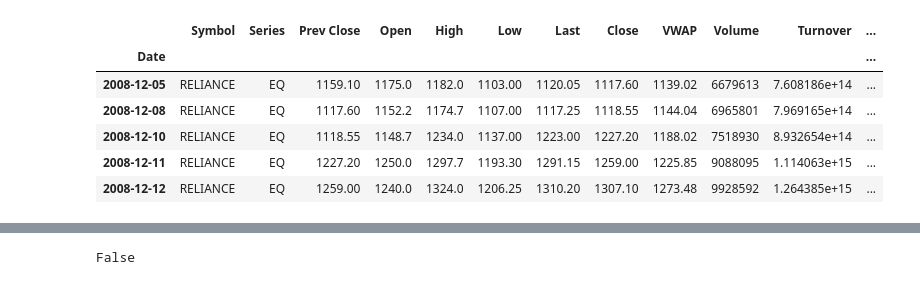
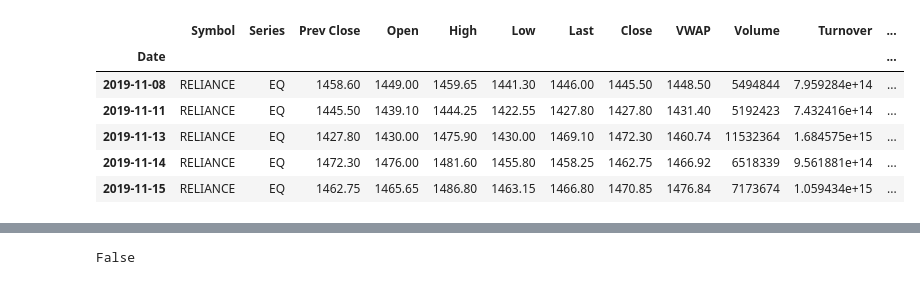
Before and after one commit to spikeeSakshu/ForeSenti, a Jupyter notebook: Predict_HistoricData.ipynb, the cells around one changed output, grey strips where cells are left out. Cells and saved outputs as stored; diff of their text form; code cells hidden in the pictures.

```diff
--- a/Predict_HistoricData.ipynb
+++ b/Predict_HistoricData.ipynb
@@ -13,12 +15,12 @@ from sklearn import linear_model
 # %%
 df = pd.read_csv("RELIANCE.csv",na_values=['null'],index_col='Date',parse_dates=True,infer_datetime_format=True)
-df.head()
+df.tail()
 # %% [output]
 |  | Symbol | Series | Prev Close | Open | High | Low | Last | Close | VWAP | Volume | Turnover | ... |
 | Date |  |  |  |  |  |  |  |  |  |  |  | ... |
-| 2008-12-05 | RELIANCE | EQ | 1159.10 | 1175.0 | 1182.0 | 1103.00 | 1120.05 | 1117.60 | 1139.02 | 6679613 | 7.608186e+14 | ... |
-| 2008-12-08 | RELIANCE | EQ | 1117.60 | 1152.2 | 1174.7 | 1107.00 | 1117.25 | 1118.55 | 1144.04 | 6965801 | 7.969165e+14 | ... |
-| 2008-12-10 | RELIANCE | EQ | 1118.55 | 1148.7 | 1234.0 | 1137.00 | 1223.00 | 1227.20 | 1188.02 | 7518930 | 8.932654e+14 | ... |
-| 2008-12-11 | RELIANCE | EQ | 1227.20 | 1250.0 | 1297.7 | 1193.30 | 1291.15 | 1259.00 | 1225.85 | 9088095 | 1.114063e+15 | ... |
-| 2008-12-12 | RELIANCE | EQ | 1259.00 | 1240.0 | 1324.0 | 1206.25 | 1310.20 | 1307.10 | 1273.48 | 9928592 | 1.264385e+15 | ... |
+| 2019-11-08 | RELIANCE | EQ | 1458.60 | 1449.00 | 1459.65 | 1441.30 | 1446.00 | 1445.50 | 1448.50 | 5494844 | 7.959284e+14 | ... |
+| 2019-11-11 | RELIANCE | EQ | 1445.50 | 1439.10 | 1444.25 | 1422.55 | 1427.80 | 1427.80 | 1431.40 | 5192423 | 7.432416e+14 | ... |
+| 2019-11-13 | RELIANCE | EQ | 1427.80 | 1430.00 | 1475.90 | 1430.00 | 1469.10 | 1472.30 | 1460.74 | 11532364 | 1.684575e+15 | ... |
+| 2019-11-14 | RELIANCE | EQ | 1472.30 | 1476.00 | 1481.60 | 1455.80 | 1458.25 | 1462.75 | 1466.92 | 6518339 | 9.561881e+14 | ... |
+| 2019-11-15 | RELIANCE | EQ | 1462.75 | 1465.65 | 1486.80 | 1463.15 | 1466.80 | 1470.85 | 1476.84 | 7173674 | 1.059434e+15 | ... |
 # %%
```
Also changed, not shown: parts of 27 cells of this notebook, 1 other file.
